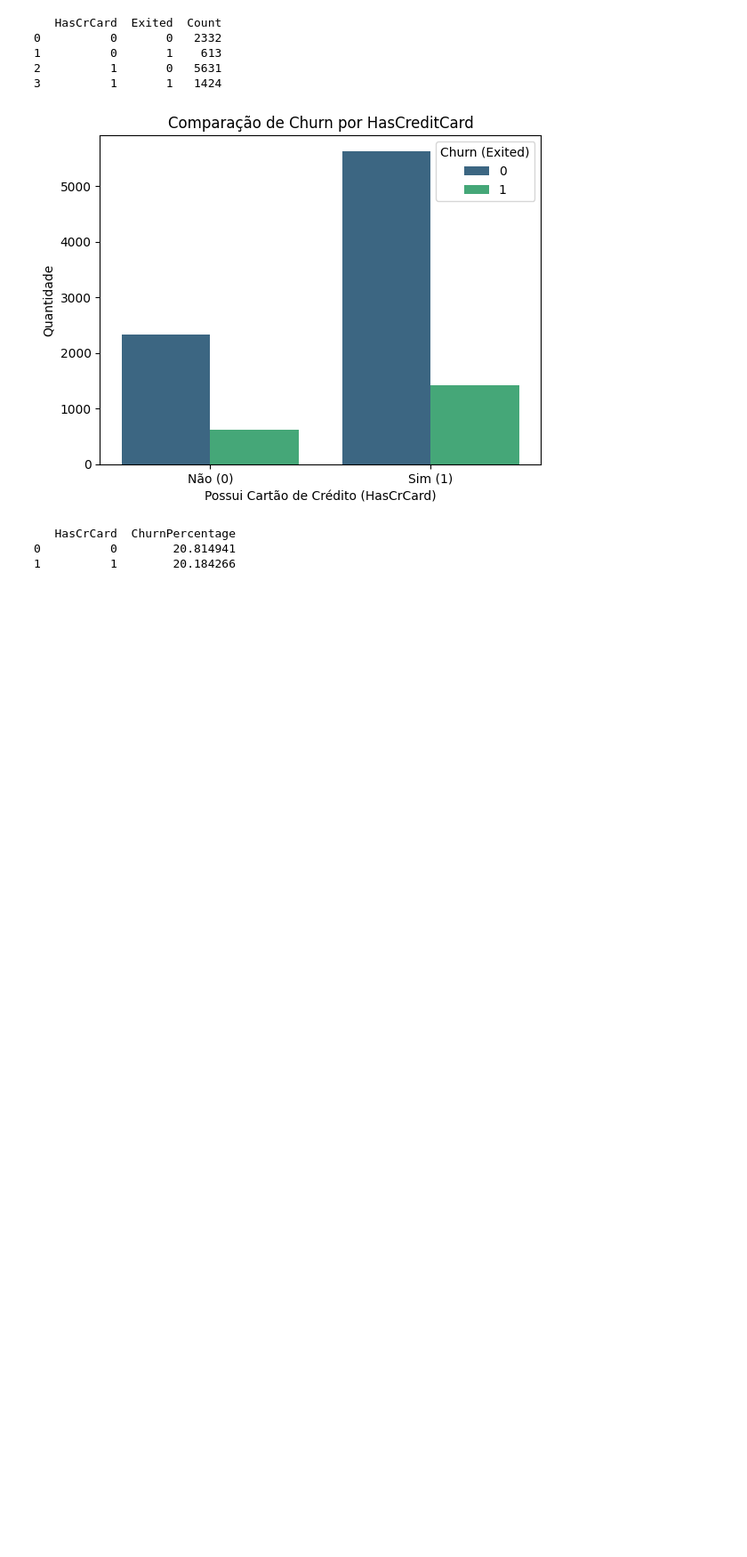
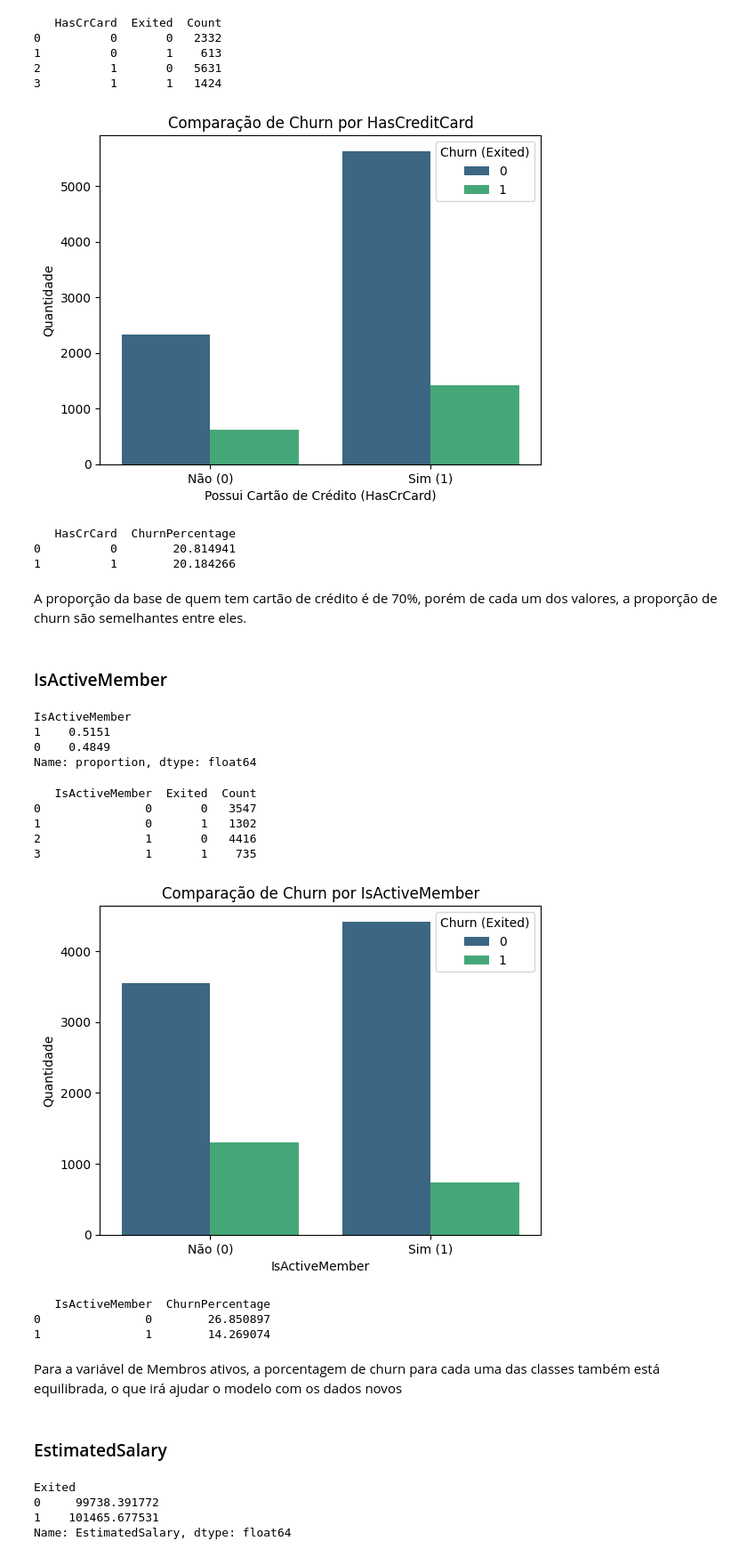
Before and after one commit to JulioRena/churn_predict, a Jupyter notebook: EDA.ipynb, the cells around one changed output. Shown at 89% size. Cells and saved outputs as stored; diff of their text form; code cells hidden in the pictures; blank space fills up the shorter version.

```diff
--- a/EDA.ipynb
+++ b/EDA.ipynb
@@ -620,3 +622,74 @@ print(churn_proportion)
    HasCrCard  ChurnPercentage
 0          0        20.814941
 1          1        20.184266
+# %% [markdown]
+A proporção da base de quem tem cartão de crédito é de 70%, porém de cada um dos valores, a proporção de churn são semelhantes entre eles.
+# %% [markdown]
+### IsActiveMember
+# %%
+df['IsActiveMember'].value_counts(normalize=True)
+# %% [output]
+IsActiveMember
+1    0.5151
+0    0.4849
+Name: proportion, dtype: float64
+# %%
+is_active_churn = df.groupby(['IsActiveMember', 'Exited']).size().reset_index(name='Count')
+
+print(is_active_churn)
+# %% [output]
+   IsActiveMember  Exited  Count
+0               0       0   3547
+1               0       1   1302
+2               1       0   4416
+3               1       1    735
+# %%
+sns.barplot(
+    data=is_active_churn,
+    x='IsActiveMember',
+    y='Count',
+    hue='Exited',
+    palette='viridis'
+)
+
+
+plt.title('Comparação de Churn por IsActiveMember')
+plt.xlabel('IsActiveMember')
+plt.ylabel('Quantidade')
+plt.xticks([0, 1], ['Não (0)', 'Sim (1)'])
+plt.legend(title='Churn (Exited)', loc='upper right')
+plt.show()
+# %% [output]
+[figure, added]
+# %%
+total_by_active_member = df.groupby('IsActiveMember')['Exited'].count()
+
+
+churn_by_active_member = df[df['Exited'] == 1].groupby('IsActiveMember')['Exited'].count()
+
+
+churn_proportion = (churn_by_active_member / total_by_active_member) * 100
+
+
+churn_proportion = churn_proportion.reset_index()
+churn_proportion.columns = ['IsActiveMember', 'ChurnPercentage']
+
+
+print(churn_proportion)
+# %% [output]
+   IsActiveMember  ChurnPercentage
+0               0        26.850897
+1               1        14.269074
+# %% [markdown]
+Para a variável de Membros ativos, a porcentagem de churn para cada uma das classes também está equilibrada, o que irá ajudar o modelo com os dados novos
+# %% [markdown]
+### EstimatedSalary
+# %%
+media_salary_por_churn = df.groupby('Exited')['EstimatedSalary'].mean()
+
+print(media_salary_por_churn)
+# %% [output]
+Exited
+0     99738.391772
+1    101465.677531
+Name: EstimatedSalary, dtype: float64
```
Also changed, not shown: parts of 18 cells of this notebook.
